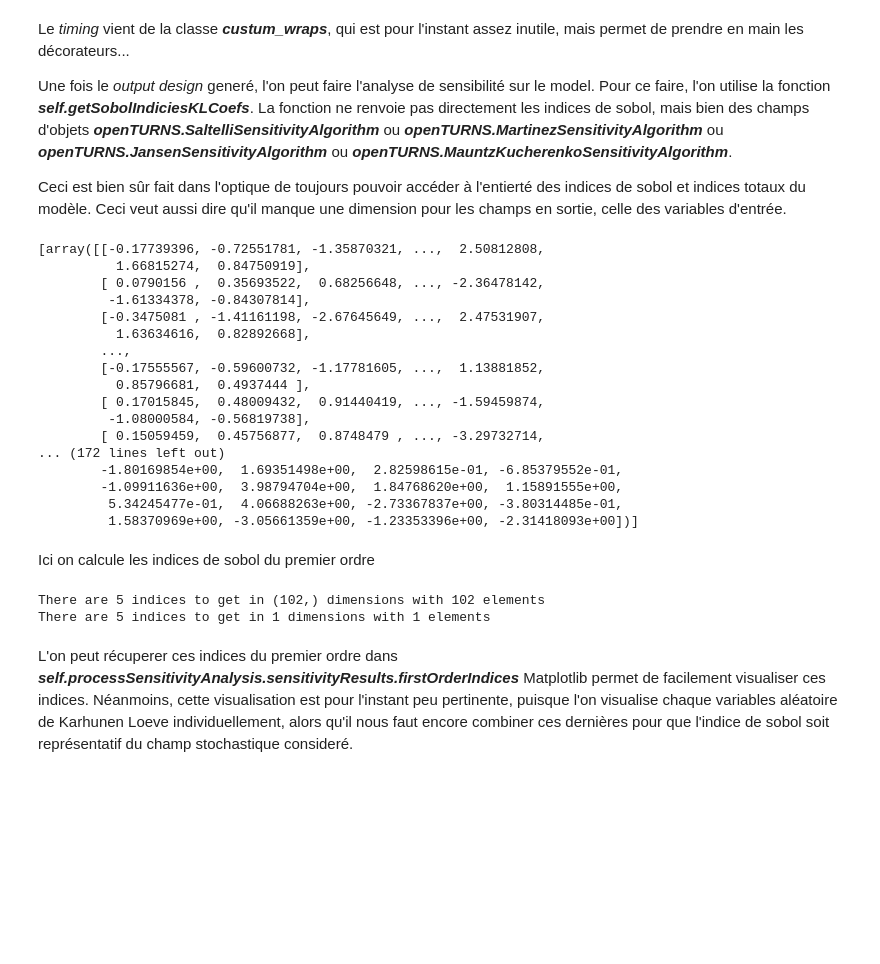
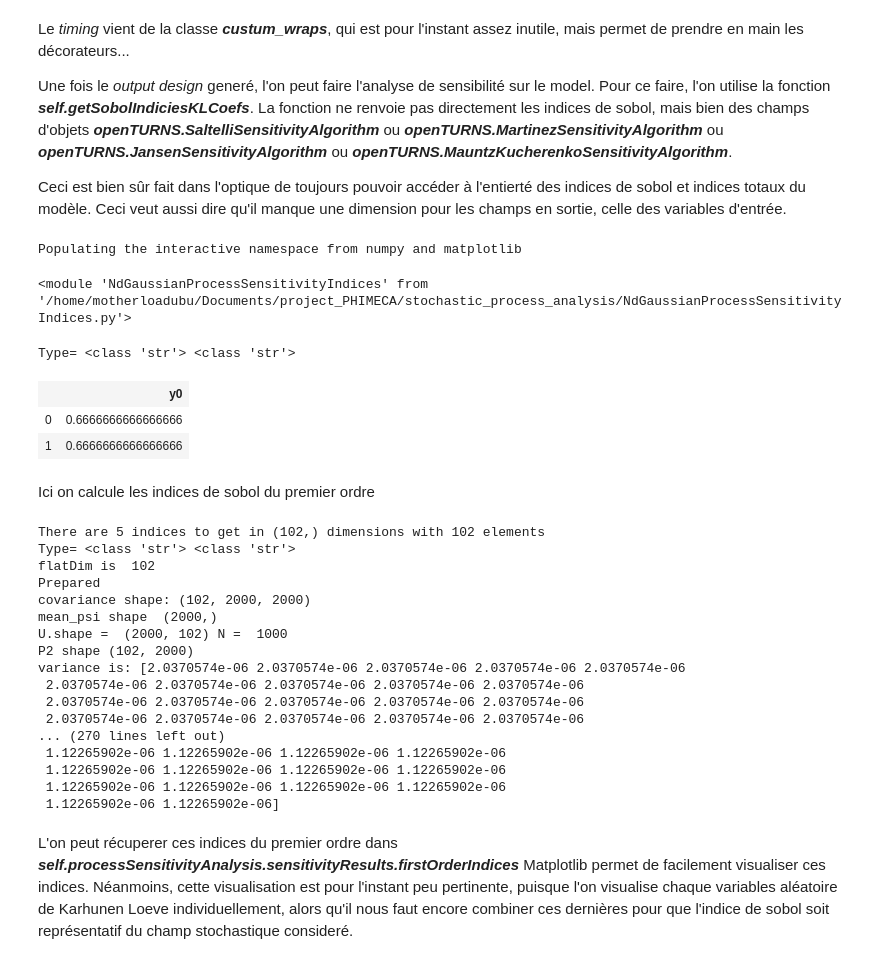
Before and after one commit to Kramer84/KarhunenLoeveFieldSensitivity, a Jupyter notebook: Demo Analyse de sensibilité poutre.ipynb, the cells around one changed output. Drawn from its saved outputs; the diff is of its cells as text; code cells hidden in the pictures; blank space fills up the shorter version.

```diff
--- a/Demo Analyse de sensibilité poutre.ipynb
+++ b/Demo Analyse de sensibilité poutre.ipynb
@@ -252,27 +332,21 @@ La fonction ne renvoie pas directement les indices de sobol, mais bien des champ
 
 Ceci est bien sûr fait dans l'optique de toujours pouvoir accéder à l'entierté des indices de sobol et indices totaux du modèle.
 Ceci veut aussi dire qu'il manque une dimension pour les champs en sortie, celle des variables d'entrée.
-# %%
-import NdGaussianProcessSensitivityIndices as ngpsi
-reload(ngpsi)
-processSensitivityAnalysis.outputDesignList
-# %% [output]
-[array([[-0.17739396, -0.72551781, -1.35870321, ...,  2.50812808,
-          1.66815274,  0.84750919],
-        [ 0.0790156 ,  0.35693522,  0.68256648, ..., -2.36478142,
-         -1.61334378, -0.84307814],
-        [-0.3475081 , -1.41161198, -2.67645649, ...,  2.47531907,
-          1.63634616,  0.82892668],
-        ...,
-        [-0.17555567, -0.59600732, -1.17781605, ...,  1.13881852,
-          0.85796681,  0.4937444 ],
-        [ 0.17015845,  0.48009432,  0.91440419, ..., -1.59459874,
-         -1.08000584, -0.56819738],
-        [ 0.15059459,  0.45756877,  0.8748479 , ..., -3.29732714,
-... (172 lines left out)
-        -1.80169854e+00,  1.69351498e+00,  2.82598615e-01, -6.85379552e-01,
-        -1.09911636e+00,  3.98794704e+00,  1.84768620e+00,  1.15891555e+00,
-         5.34245477e-01,  4.06688263e+00, -2.73367837e+00, -3.80314485e-01,
-         1.58370969e+00, -3.05661359e+00, -1.23353396e+00, -2.31418093e+00])]
+# %%
+%pylab inline
+pylab.rcParams['figure.figsize'] = (13, 5)
+import NdGaussianProcessSensitivityIndices as ngpsi
+reload(ngpsi)
+# %% [output]
+Populating the interactive namespace from numpy and matplotlib
+<module 'NdGaussianProcessSensitivityIndices' from '/home/motherloadubu/Documents/project_PHIMECA/stochastic_process_analysis/NdGaussianProcessSensitivityIndices.py'>
+# %%
+f1,f2=ngpsi.NdGaussianProcessSensitivityIndicesBase.SymbolicSaltelliIndices(2)
+f1([[1,2,3,4],[1,2,3,4]])
+# %% [output]
+Type= <class 'str'> <class 'str'>
+|  | y0 |
+| 0 | 0.6666666666666666 |
+| 1 | 0.6666666666666666 |
 # %% [markdown]
 Ici on calcule les indices de sobol du premier ordre
@@ -279,12 +357,24 @@ Ici on calcule les indices de sobol du premier ordre
 # %%
-output = processSensitivityAnalysis.outputDesignList
-output1 = output[0]
-output2 = output[1]
-S, Stot = ngpsi.NdGaussianProcessSensitivityIndicesBase.getSobolIndices(output1,100)
-S2, Stot2 = ngpsi.NdGaussianProcessSensitivityIndicesBase.getSobolIndices(output2,100)
+S, Stot, varS, varStot = ngpsi.NdGaussianProcessSensitivityIndicesBase.getSobolIndices(output1,1000)
+#S2, Stot2 = ngpsi.NdGaussianProcessSensitivityIndicesBase.getSobolIndices(output2,100)
 # %% [output]
 There are 5 indices to get in (102,) dimensions with 102 elements
-There are 5 indices to get in 1 dimensions with 1 elements
+Type= <class 'str'> <class 'str'>
+flatDim is  102
+Prepared
+covariance shape: (102, 2000, 2000)
+mean_psi shape  (2000,)
+U.shape =  (2000, 102) N =  1000
+P2 shape (102, 2000)
+variance is: [2.0370574e-06 2.0370574e-06 2.0370574e-06 2.0370574e-06 2.0370574e-06
+ 2.0370574e-06 2.0370574e-06 2.0370574e-06 2.0370574e-06 2.0370574e-06
+ 2.0370574e-06 2.0370574e-06 2.0370574e-06 2.0370574e-06 2.0370574e-06
+ 2.0370574e-06 2.0370574e-06 2.0370574e-06 2.0370574e-06 2.0370574e-06
+... (270 lines left out)
+ 1.12265902e-06 1.12265902e-06 1.12265902e-06 1.12265902e-06
+ 1.12265902e-06 1.12265902e-06 1.12265902e-06 1.12265902e-06
+ 1.12265902e-06 1.12265902e-06 1.12265902e-06 1.12265902e-06
+ 1.12265902e-06 1.12265902e-06]
 # %% [markdown]
 L'on peut récuperer ces indices du premier ordre dans ***self.processSensitivityAnalysis.sensitivityResults.firstOrderIndices***
 Matplotlib permet de facilement visualiser ces indices. Néanmoins, cette visualisation est pour l'instant peu pertinente, puisque l'on visualise chaque variables aléatoire de Karhunen Loeve individuellement, alors qu'il nous faut encore combiner ces dernières pour que l'indice de sobol soit représentatif du champ stochastique consideré.
```
Also changed, not shown: parts of 7 cells of this notebook, 1 other file.
